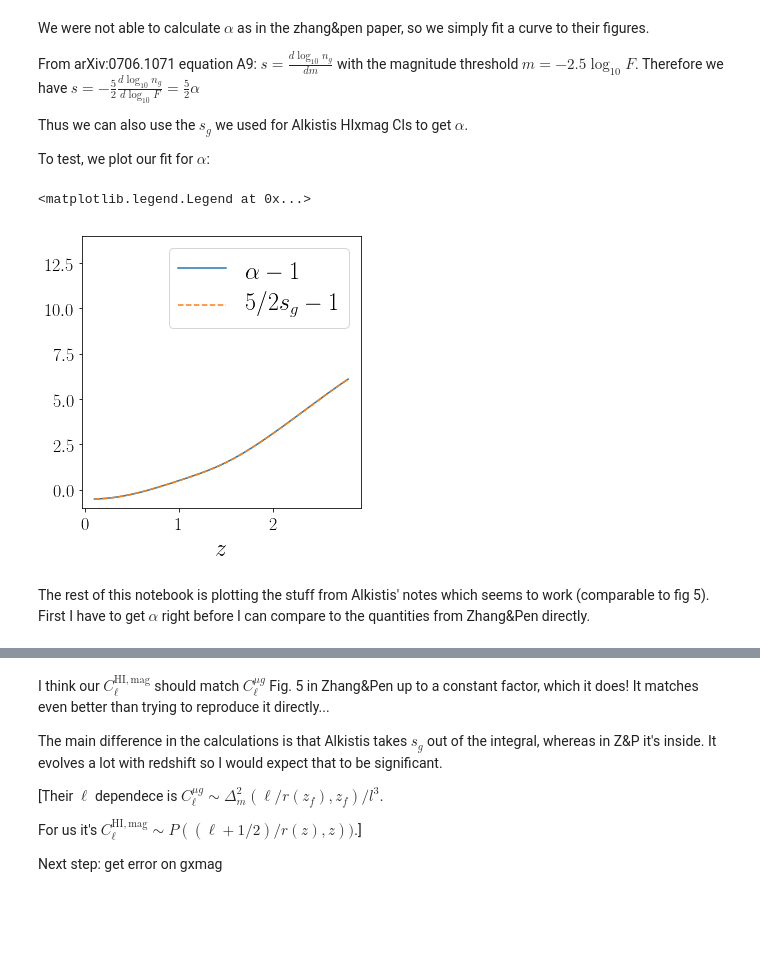
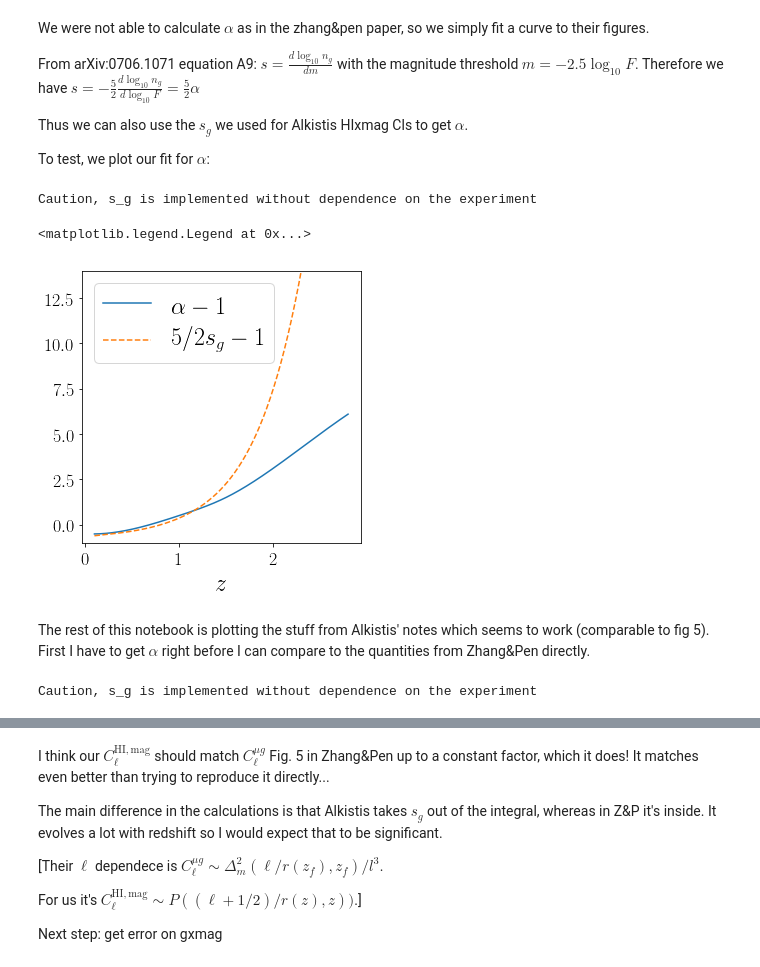
Before and after one commit to amadeuswi/MagBias, a Jupyter notebook: S2N.ipynb, the cells around one changed output, grey strips where cells are left out. Cells and saved outputs as stored; diff of their text form; code cells hidden in the pictures; blank space fills up the shorter version.

```diff
--- a/S2N.ipynb
+++ b/S2N.ipynb
@@ -873,57 +144,26 @@ To test, we plot our fit for $\alpha$:
 # %%
 #now plot s :
 
 z = np.linspace(0.1, 2.8, 500)
 
 Ftab = nsig * Ssys(z, CLAR)
 mtab = -2.5 * np.log10(Ftab)
 
-# #plotting F:
-# fig = P.figure(); ax= fig.add_subplot(111);
-# ax.plot(z, Ftab)
-# ax.set_xlabel("$z$")
-# ax.set_ylabel(r"$F_\mathrm{c}$")
-
-
-# stab = s(z, nsig, CLAR)
-# alphatab = alpha(z, nsig, CLAR)
-# alphatab2 = alpha2(z, nsig, CLAR)
-
-# # stab_backup = stab[:]
-# # alphatab_backup = alphatab[:]
-
 fig = P.figure(figsize = (5,5));
 ax2 = fig.add_subplot(111)
 
 
-# ax2.plot(z, -5/2*stab, label = r"$-5s/2$" )
-# ax2.plot(z, alphatab, ls = "--", label = r"$\alpha$")
-# ax2.plot(z, 5*stab - 2, label = r"$5s-2$" )
-# ax2.plot(z, alphatab2, label = r"$\alpha 2$")
-ax2.plot(z, alpha_interp(z)-1, label = r"$\alpha-1$")
+ax2.plot(z, alpha(z, CLAR)-1, label = r"$\alpha-1$")
 ax2.plot(z, 5/2*sg(z)-1, label = r"$5/2 s_g-1$", ls = "--")
 
 ax2.set_xlabel(r"$z$")
 ax2.set_ylim((-1, 14))
 
 
-# ax2.plot(mtab, -5/2*stab, label = r"$-5s/2$" )
-# ax2.plot(mtab, alphatab, ls = "--", label = r"$\alpha$")
-# ax2.set_xlabel(r"$m$")
-
-# ax2.plot(Ftab, -5/2*stab, label = r"$-5s/2$" )
-# ax2.plot(Ftab, alphatab, ls = "--", label = r"$\alpha$")
-# ax2.set_xlabel(r"$F_c$")
-
-
-
-
-# ax2.set_ylabel(r"$-5s/2$")
-# ax2.set_xlabel(r"$m$")
-# ax2.set_ylim((-15,30))
 P.legend()
 # %% [output]
-<matplotlib.legend.Legend at 0x...>
+Caution, s_g is implemented without dependence on the experiment
+<matplotlib.legend.Legend at 0x...>
-[figure, old version]
+[figure, new version]
 # %% [markdown]
 The rest of this notebook is plotting the stuff from Alkistis' notes which seems to work (comparable to fig 5). First I have to get $\alpha$ right before I can compare to the quantities from Zhang&Pen directly.
@@ -972,7 +170,9 @@ The rest of this notebook is plotting the stuff from Alkistis' notes which seems
 # %%
 #Calculate the HI X mag power spectrum Cls:
-Cl_Hxm_tab = Cl_HIxmag_CAMB(ltab, zf, zb, dzf)
+Cl_Hxm_tab = Cl_HIxmag_CAMB(ltab, zf, dzf, zb, dzb)
 Cl_gxm_tab = Cl_gxmag_CAMB(ltab, zf, dzf, zb, dzb, n, CLAR)
+# %% [output]
+Caution, s_g is implemented without dependence on the experiment
 # %%
 #plot it:
 fig = P.figure(); ax = fig.add_subplot(111);
```
Also changed, not shown: parts of 27 cells of this notebook, 2 other files.
